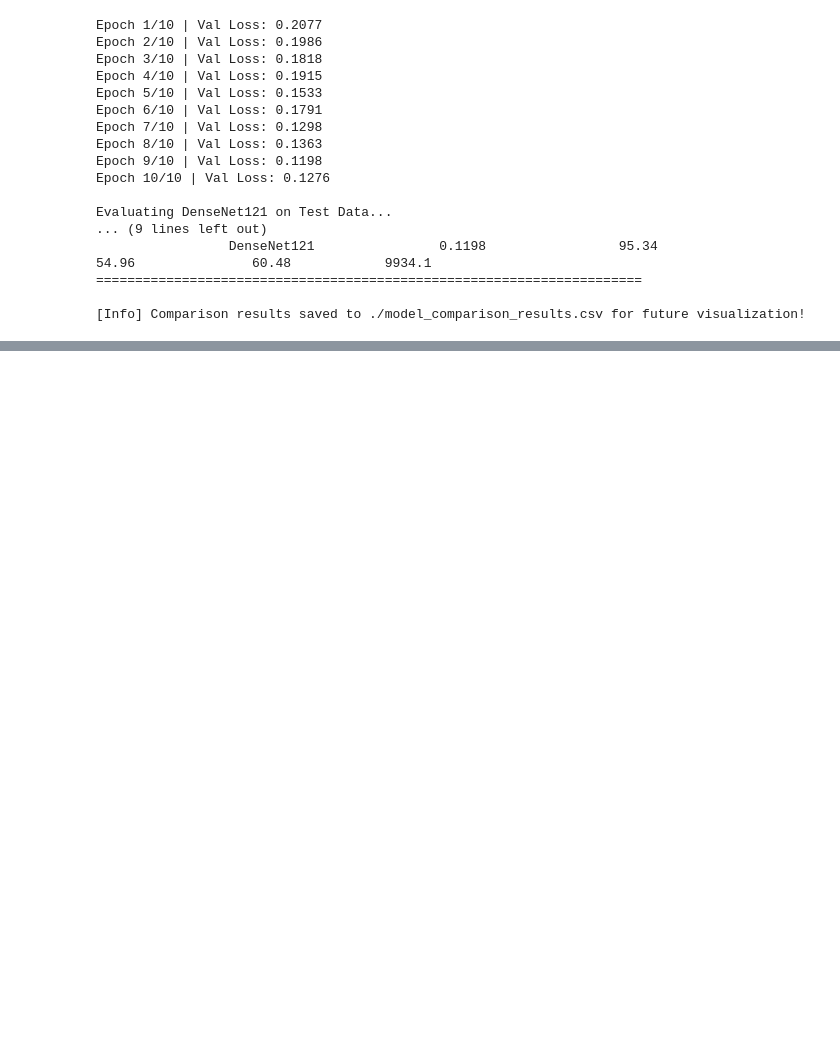
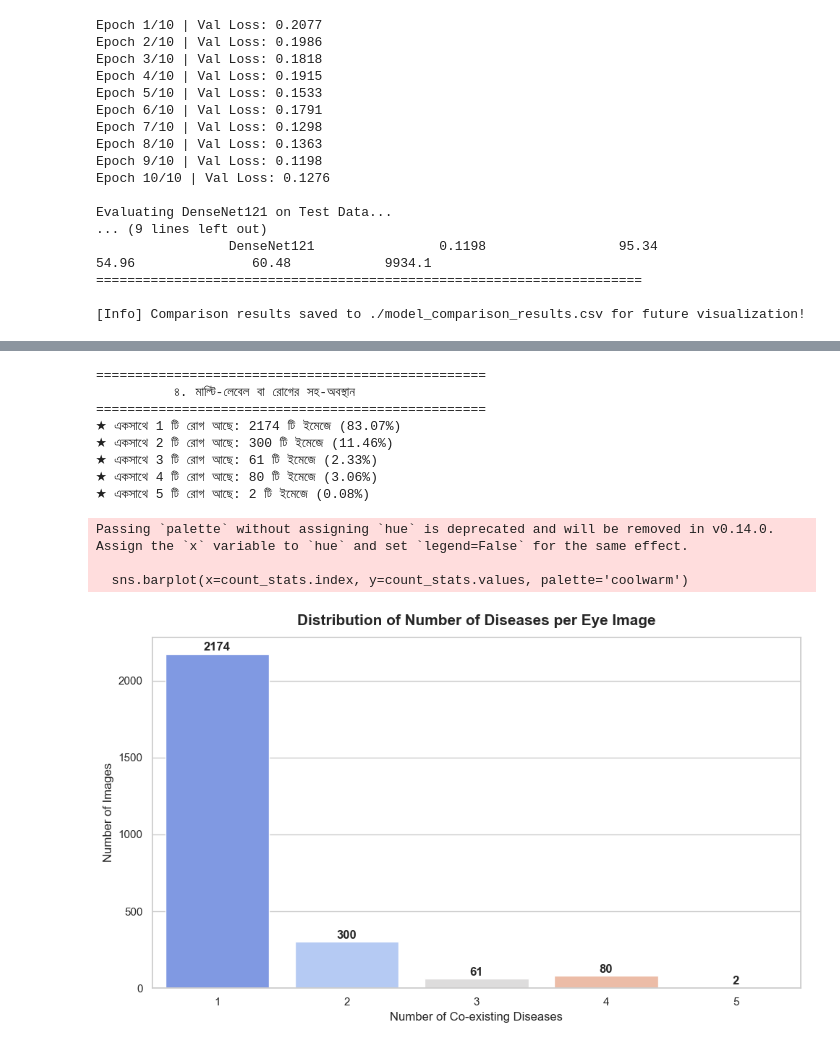
Before and after one commit to joyassroy/thesis-projects-DL, a Jupyter notebook: slit-lamp-local.ipynb, the cells around one changed output, grey strips where cells are left out. Drawn from its saved outputs; the diff is of its cells as text; code cells hidden in the pictures; blank space fills up the shorter version.

```diff
--- a/slit-lamp-local.ipynb
+++ b/slit-lamp-local.ipynb
@@ -669,0 +811,35 @@ Evaluating DenseNet121 on Test Data...
+# %%
+# Cell 4: ইমেজ প্রতি রোগের সংখ্যার বিশ্লেষণ
+df_final['disease_count'] = df_final['labels'].apply(len)
+count_stats = df_final['disease_count'].value_counts().sort_index()
+
+print("==================================================")
+print("          ৪. মাল্টি-লেবেল বা রোগের সহ-অবস্থান       ")
+print("==================================================")
+for num_disease, num_images in count_stats.items():
+    percentage = (num_images / len(df_final)) * 100
+    print(f"★ একসাথে {num_disease} টি রোগ আছে: {num_images} টি ইমেজে ({percentage:.2f}%)")
+
+# জুপিটারে সরাসরি বার প্লট
+plt.figure(figsize=(10, 6))
+sns.barplot(x=count_stats.index, y=count_stats.values, palette='coolwarm')
+plt.title('Distribution of Number of Diseases per Eye Image', fontsize=15, fontweight='bold', pad=12)
+plt.xlabel('Number of Co-existing Diseases', fontsize=12)
+plt.ylabel('Number of Images', fontsize=12)
+for i, v in enumerate(count_stats.values):
+    plt.text(i, v + (max(count_stats.values)*0.01), str(v), ha='center', fontweight='bold')
+plt.tight_layout()
+plt.show()
+# %% [output]
+==================================================
+          ৪. মাল্টি-লেবেল বা রোগের সহ-অবস্থান
+==================================================
+★ একসাথে 1 টি রোগ আছে: 2174 টি ইমেজে (83.07%)
+★ একসাথে 2 টি রোগ আছে: 300 টি ইমেজে (11.46%)
+★ একসাথে 3 টি রোগ আছে: 61 টি ইমেজে (2.33%)
+★ একসাথে 4 টি রোগ আছে: 80 টি ইমেজে (3.06%)
+★ একসাথে 5 টি রোগ আছে: 2 টি ইমেজে (0.08%)
+Passing `palette` without assigning `hue` is deprecated and will be removed in v0.14.0. Assign the `x` variable to `hue` and set `legend=False` for the same effect.
+
+  sns.barplot(x=count_stats.index, y=count_stats.values, palette='coolwarm')
+[figure, added]
```
Also changed, not shown: parts of 4 cells of this notebook.
